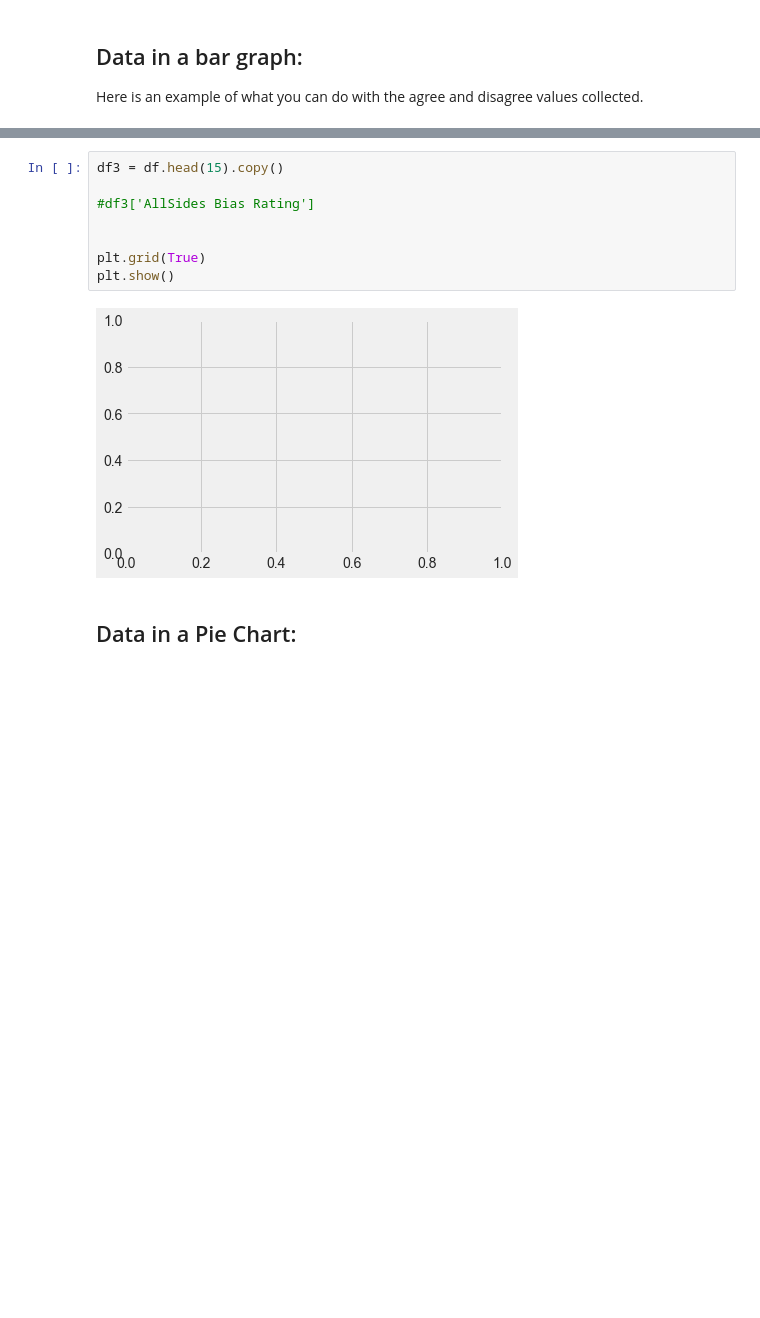
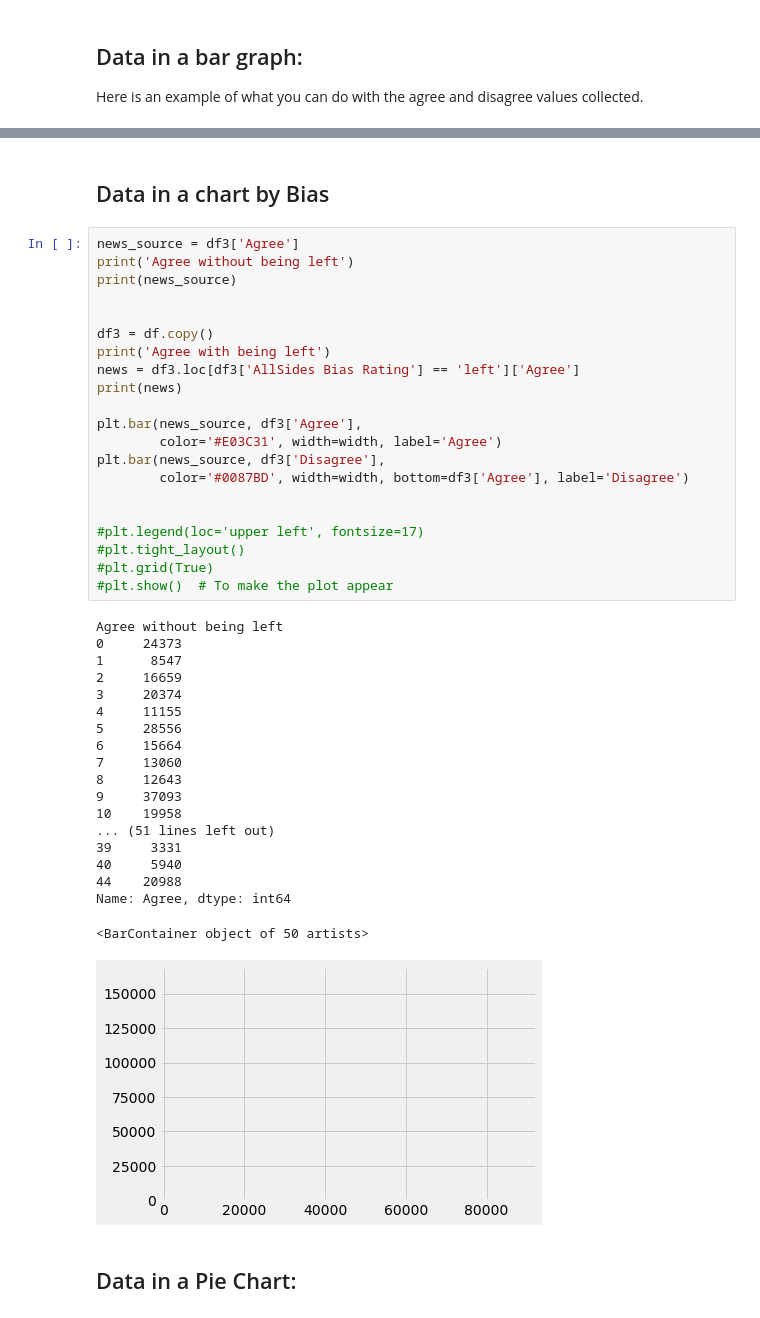
Before and after one commit to RamonAsuncion/allsides-web-scraper, a Jupyter notebook: Graphs.ipynb, the cells around one changed output, grey strips where cells are left out. Drawn from its saved outputs; the diff is of its cells as text; blank space fills up the shorter version.

```diff
--- a/Graphs.ipynb
+++ b/Graphs.ipynb
@@ -57,13 +56,46 @@ plt.show()  # To make the plot appear
-# %%
-df3 = df.head(15).copy()
-
-#df3['AllSides Bias Rating']
-
-
-plt.grid(True)
-plt.show()
-# %% [output]
-[figure, removed]
+# %% [markdown]
+## Data in a chart by Bias
+# %%
+news_source = df3['Agree']
+print('Agree without being left')
+print(news_source)
+
+
+df3 = df.copy()
+print('Agree with being left')
+news = df3.loc[df3['AllSides Bias Rating'] == 'left']['Agree']
+print(news)
+
+plt.bar(news_source, df3['Agree'],
+        color='#E03C31', width=width, label='Agree')
+plt.bar(news_source, df3['Disagree'],
+        color='#0087BD', width=width, bottom=df3['Agree'], label='Disagree')
+
+
+#plt.legend(loc='upper left', fontsize=17)
+#plt.tight_layout()
+#plt.grid(True)
+#plt.show()  # To make the plot appear
+# %% [output]
+Agree without being left
+0     24373
+1      8547
+2     16659
+3     20374
+4     11155
+5     28556
+6     15664
+7     13060
+8     12643
+9     37093
+10    19958
+... (51 lines left out)
+39     3331
+40     5940
+44    20988
+Name: Agree, dtype: int64
+<BarContainer object of 50 artists>
+[figure, added]
 # %% [markdown]
 ## Data in a Pie Chart:
 # %%
```
Also changed, not shown: parts of 3 cells of this notebook.
